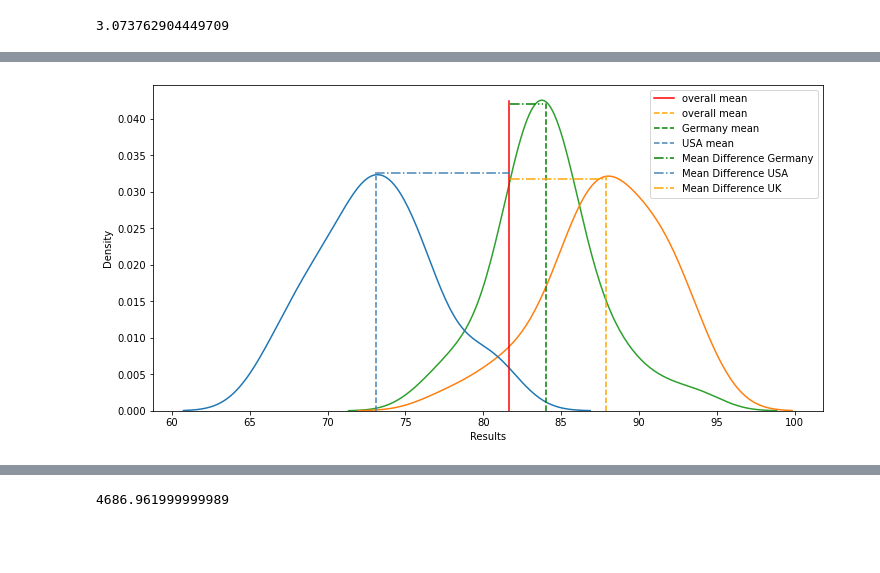
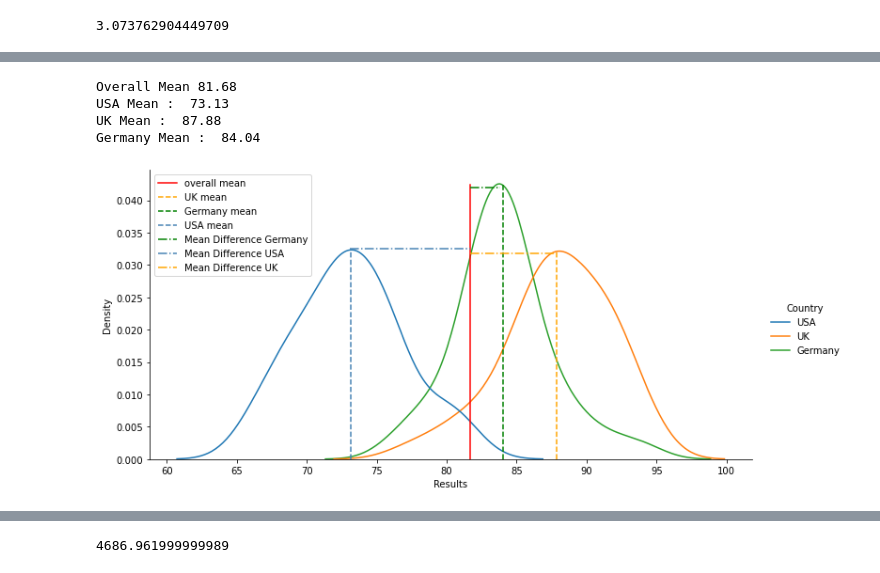
Before and after one commit to sezginisg/anova-example, a Jupyter notebook: Anova-Test-Example.ipynb, the cells around one changed output, grey strips where cells are left out. Cells and saved outputs as stored; diff of their text form; code cells hidden in the pictures; blank space fills up the shorter version.

```diff
--- a/Anova-Test-Example.ipynb
+++ b/Anova-Test-Example.ipynb
@@ -234,14 +228,22 @@ Mean:  84.04
+# %%
+print("Overall Mean",round(df_students.Results.mean(),2))
+for i in df_students.Country.unique():
+    print(f'{i} Mean : ',round(df_students[df_students.Country == i].Results.mean(),2))
+# %% [output]
+Overall Mean 81.68
+USA Mean :  73.13
+UK Mean :  87.88
+Germany Mean :  84.04
 # %%
-fig = plt.figure(figsize=(12,6))
-sns.kdeplot(data=df_students,x='Results',hue='Country')
+sns.displot(df_students,x='Results',hue='Country',kind='kde',height=5,aspect=2)
 plt.axvline(x=df_students.Results.mean(),ymin=0,ymax=0.95,label='overall mean',color='r')
-plt.axvline(x=df_students[df_students.Country == 'UK'].Results.mean(),ymin=0,ymax=0.72,linestyle="--",label='overall mean',color='orange')
+plt.axvline(x=df_students[df_students.Country == 'UK'].Results.mean(),ymin=0,ymax=0.72,linestyle="--",label='UK mean',color='orange')
 plt.axvline(x=df_students[df_students.Country == 'Germany'].Results.mean(),ymin=0,ymax=0.95,linestyle="--",label='Germany mean',color='g')
 plt.axvline(x=df_students[df_students.Country == 'USA'].Results.mean(),ymin=0,ymax=0.72,linestyle="--",label='USA mean',color='steelblue')
 plt.axhline(y=0.042,xmin=0.533,xmax=0.583,color='g',label='Mean Difference Germany',linestyle='-.')
 plt.axhline(y=0.0325,xmin=0.332,xmax=0.533,color='steelblue',label='Mean Difference USA',linestyle='-.')
 plt.axhline(y=0.0318,xmin=0.533,xmax=0.675,color='orange',label='Mean Difference UK',linestyle='-.')
 plt.legend()
 plt.show()
 # %% [output]
-[figure, old version]
+[figure, new version]
```
Also changed, not shown: parts of 52 cells of this notebook, 5 other files.
